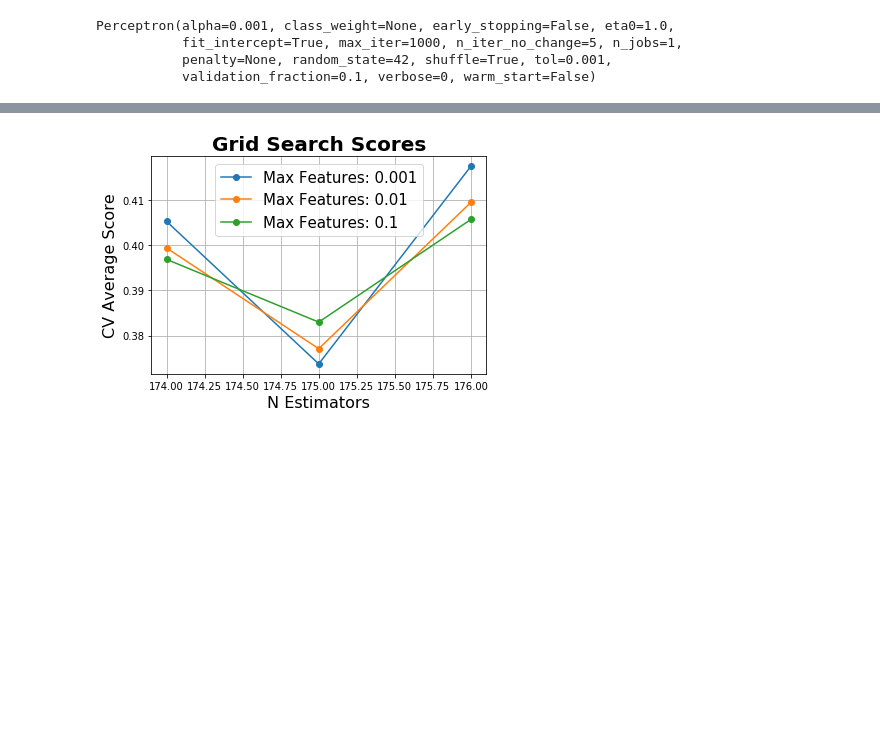
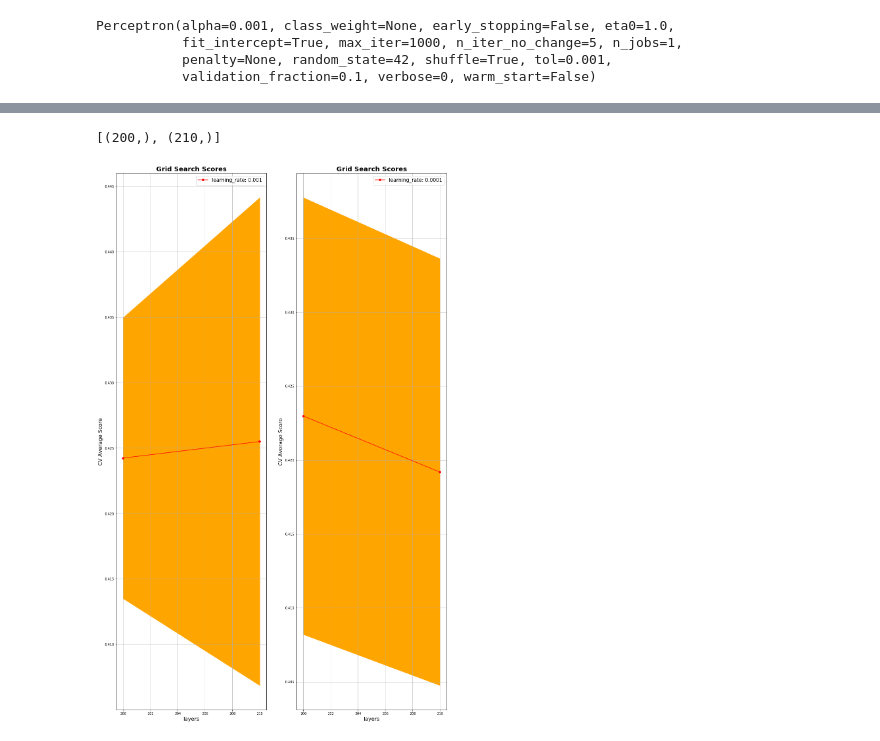
Before and after one commit to GreenSnabl/robotics_ml, a Jupyter notebook: ml_course_en/assignments/Assignment 04. Basics of neural networks.ipynb, the cells around one changed output, grey strips where cells are left out. Drawn from its saved outputs; the diff is of its cells as text; code cells hidden in the pictures; blank space fills up the shorter version.

```diff
--- a/ml_course_en/assignments/Assignment 04. Basics of neural networks.ipynb
+++ b/ml_course_en/assignments/Assignment 04. Basics of neural networks.ipynb
@@ -325,26 +368,12 @@ accuracy_score(grid_mlp.predict(test_X), test_y)
-# %%
-def plot_grid_search(cv_results, grid_param_1, grid_param_2, name_param_1, name_param_2):
-    # Get Test Scores Mean and std for each grid search
-    scores_mean = cv_results['mean_test_score']
-    scores_mean = np.array(scores_mean).reshape(len(grid_param_2),len(grid_param_1))
-
-    scores_sd = cv_results['std_test_score']
-    scores_sd = np.array(scores_sd).reshape(len(grid_param_2),len(grid_param_1))
-
-    # Plot Grid search scores
-    _, ax = plt.subplots(1,1)
-
-    # Param1 is the X-axis, Param 2 is represented as a different curve (color line)
-    for idx, val in enumerate(grid_param_2):
-        ax.plot(grid_param_1, scores_mean[idx,:], '-o', label= name_param_2 + ': ' + str(val))
-
-    ax.set_title("Grid Search Scores", fontsize=20, fontweight='bold')
-    ax.set_xlabel(name_param_1, fontsize=16)
-    ax.set_ylabel('CV Average Score', fontsize=16)
-    ax.legend(loc="best", fontsize=15)
-    ax.grid('on')
-
-# Calling Method
-plot_grid_search(grid_mlp.cv_results_, params_mlp['hidden_layer_sizes'], params_mlp['learning_rate_init'], 'N Estimators', 'Max Features')
-# %% [output]
-[figure, removed]
+# %%
+params_mlp['hidden_layer_sizes']
+#params_mlp['learning_rate_init']
+# %% [output]
+[(200,), (210,)]
+# %%
+
+# Calling Method
+hidden_layers = [x[0] for x in params_mlp['hidden_layer_sizes']]
+plot_grid_search(grid_mlp.cv_results_, hidden_layers, params_mlp['learning_rate_init'], 'layers', 'learning_rate')
+# %% [output]
+[figure, added]
```
Also changed, not shown: parts of 42 cells of this notebook, 4 other files.
